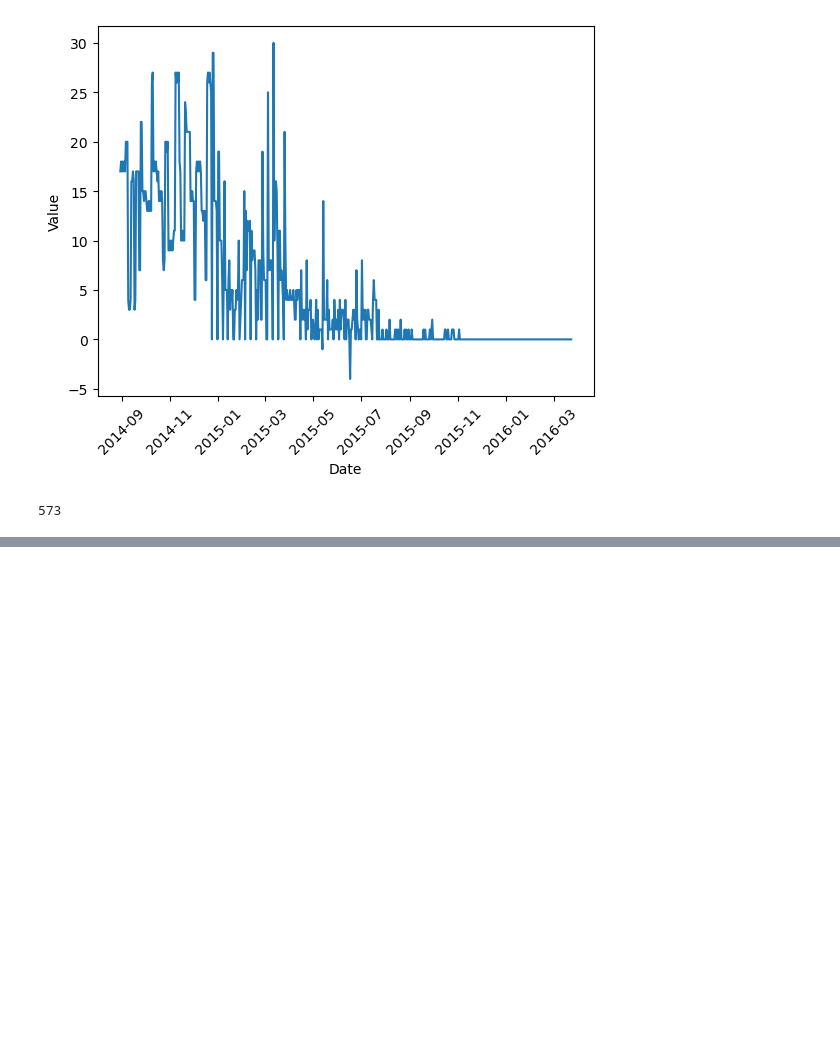
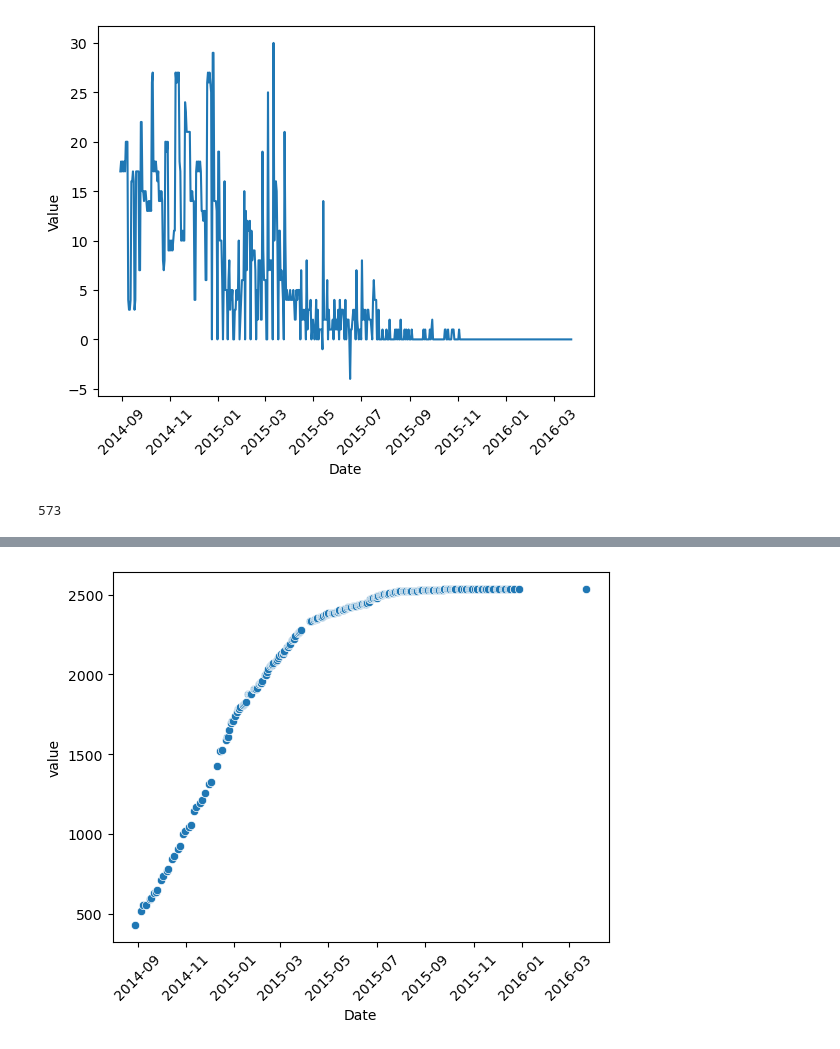
Before and after one commit to rzkynovan/tugas_tsdw, a Jupyter notebook: EDA.ipynb, the cells around one changed output, grey strips where cells are left out. Drawn from its saved outputs; the diff is of its cells as text; code cells hidden in the pictures; blank space fills up the shorter version.

```diff
--- a/EDA.ipynb
+++ b/EDA.ipynb
@@ -313,0 +333,4 @@ len(df2_Guinea)
+# %%
+df6_Guinea["shift"] = df6_Guinea["value"].shift()
+df6_Guinea["Value"] = df6_Guinea["value"] - df6_Guinea["shift"]
+df6_Guinea
@@ -313,0 +357,6 @@ len(df2_Guinea)
+# %%
+start = df6_Guinea["Date"].min()
+end = df6_Guinea["Date"].max()
+
+print(start)
+print(end)
@@ -313,0 +379,3 @@ len(df2_Guinea)
+# %%
+timestamps = np.arange(start, end + np.timedelta64(1, 'D'), dtype='datetime64[D]')
+timestamps
@@ -313,0 +400,13 @@ len(df2_Guinea)
+# %%
+df_waktu = pd.DataFrame({
+    "Date" : timestamps
+})
+
+df6_Guinea = pd.merge(df_waktu, df6_Guinea, on="Date", how="left")
+# %%
+df6_Guinea.set_index("Date", inplace=True)
+sns.scatterplot(df6_Guinea["value"])
+plt.xticks(rotation=45)
+plt.show()
+# %% [output]
+[figure, added]
```
Also changed, not shown: parts of 13 cells of this notebook.
